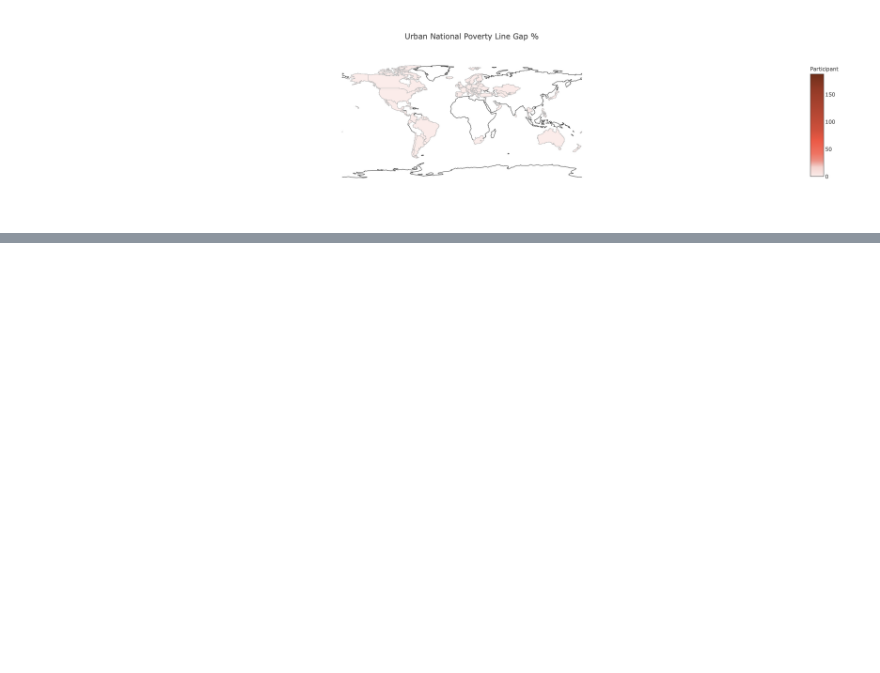
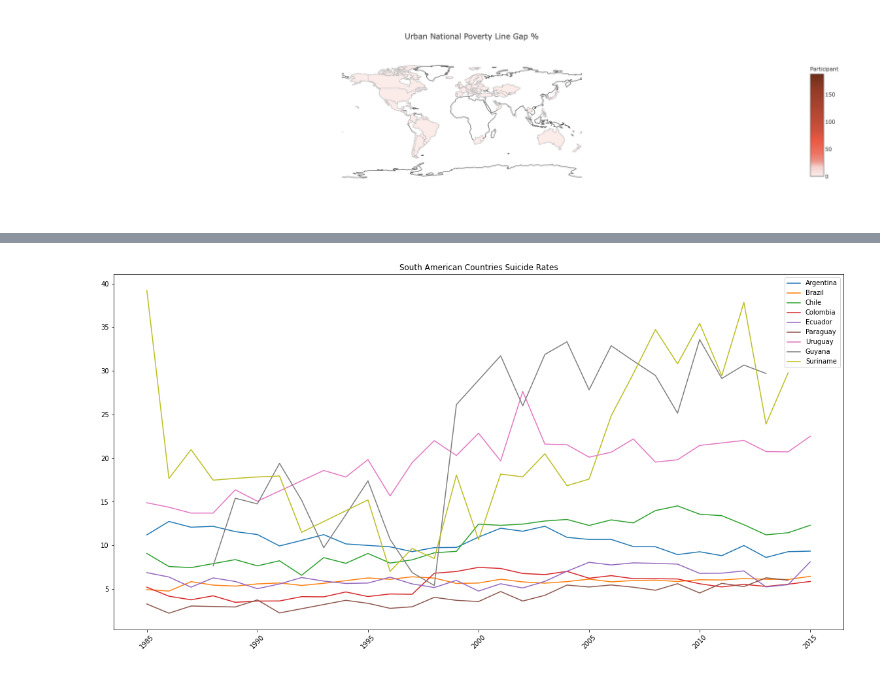
Before and after one commit to 281clo/World_Development_Mental_Health_Acquisition, a Jupyter notebook: Modeling.ipynb, the cells around one changed output, grey strips where cells are left out. Cells and saved outputs as stored; diff of their text form; code cells hidden in the pictures; blank space fills up the shorter version.

```diff
--- a/Modeling.ipynb
+++ b/Modeling.ipynb
@@ -19,13 +19,10 @@ import Code.Preparation as prep
 from sklearn.linear_model import LinearRegression
 import statsmodels.api as sm
 # %%
-WorldDf = pd.read_csv('Data/CleanedWorld.csv')
+# WorldDf = pd.read_csv('Data/WorldDf.csv')
 HappyDf = pd.read_csv('Data/CleanedHappy.csv')
-RateDf = pd.read_csv('Data/Ratedf.csv')
-CombHappy = pd.read_csv('Data/CombinedHappy.csv')
-CombRate = pd.read_csv('Data/CombinedRate.csv')
-SouthA = pd.read_csv('Data/SouthAmericaRate.csv')
+RateDf = pd.read_csv(prep.path('sucide.csv'))
-# %%
-RateDf.set_index('Country', inplace=True)
+# %%
+RateDf = RateDf.groupby(['country','year']).mean()
 # %%
 
@@ -74,0 +139,5 @@ iplot( w_map, validate=False)
+# %%
+plot_rate_S(RateDf)
+plt.title('South American Countries Suicide Rates');
+# %% [output]
+[figure, added]
```
Also changed, not shown: parts of 14 cells of this notebook, 3 other files.
